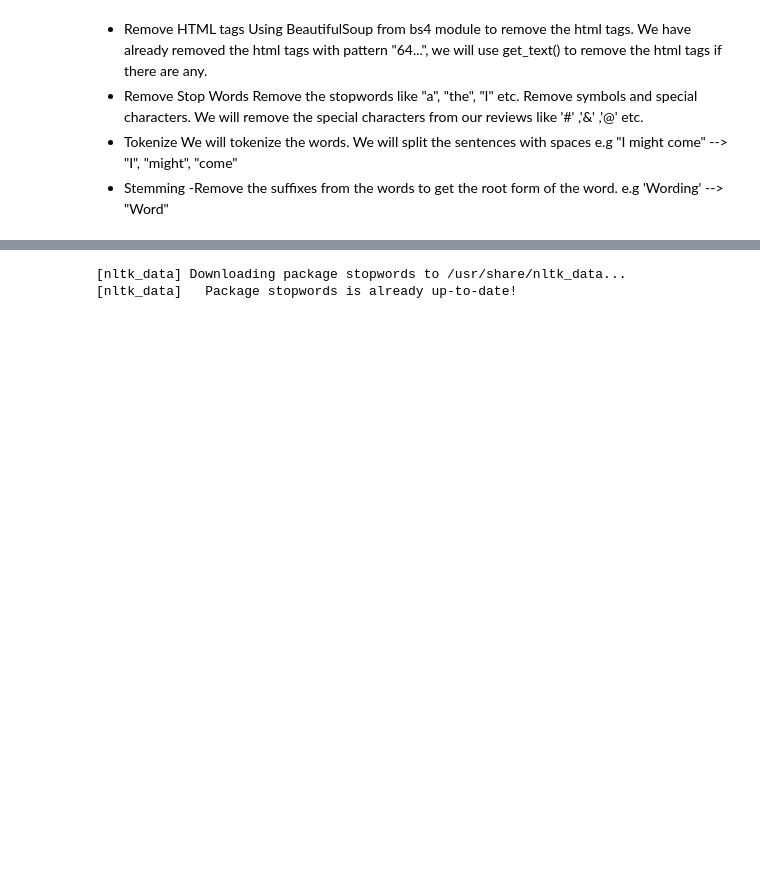
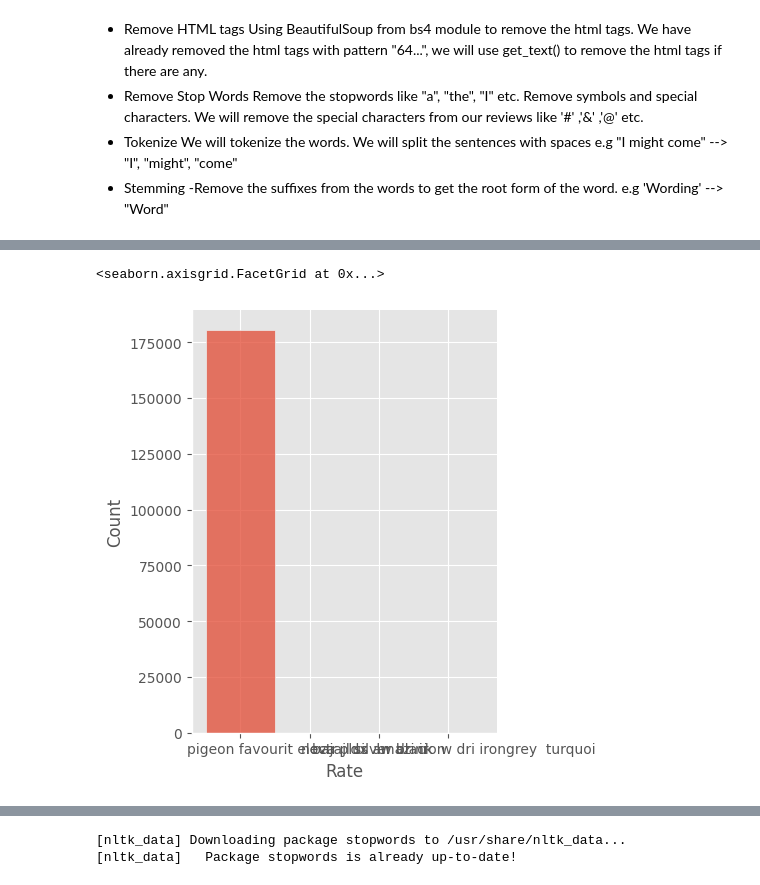
Before and after one commit to engrlakshmi/Sentimental-Analysis, a Jupyter notebook: nlp-product-sentimental-analysis.ipynb, the cells around one changed output, grey strips where cells are left out. Drawn from its saved outputs; the diff is of its cells as text; code cells hidden in the pictures; blank space fills up the shorter version.

```diff
--- a/nlp-product-sentimental-analysis.ipynb
+++ b/nlp-product-sentimental-analysis.ipynb
@@ -117,0 +163,5 @@ We will tokenize the words. We will split the sentences with spaces e.g "I might
+# %%
+sns.displot(data=df, x="Rate")
+# %% [output]
+<seaborn.axisgrid.FacetGrid at 0x...>
+[figure, added]
```
Also changed, not shown: parts of 10 cells of this notebook.
